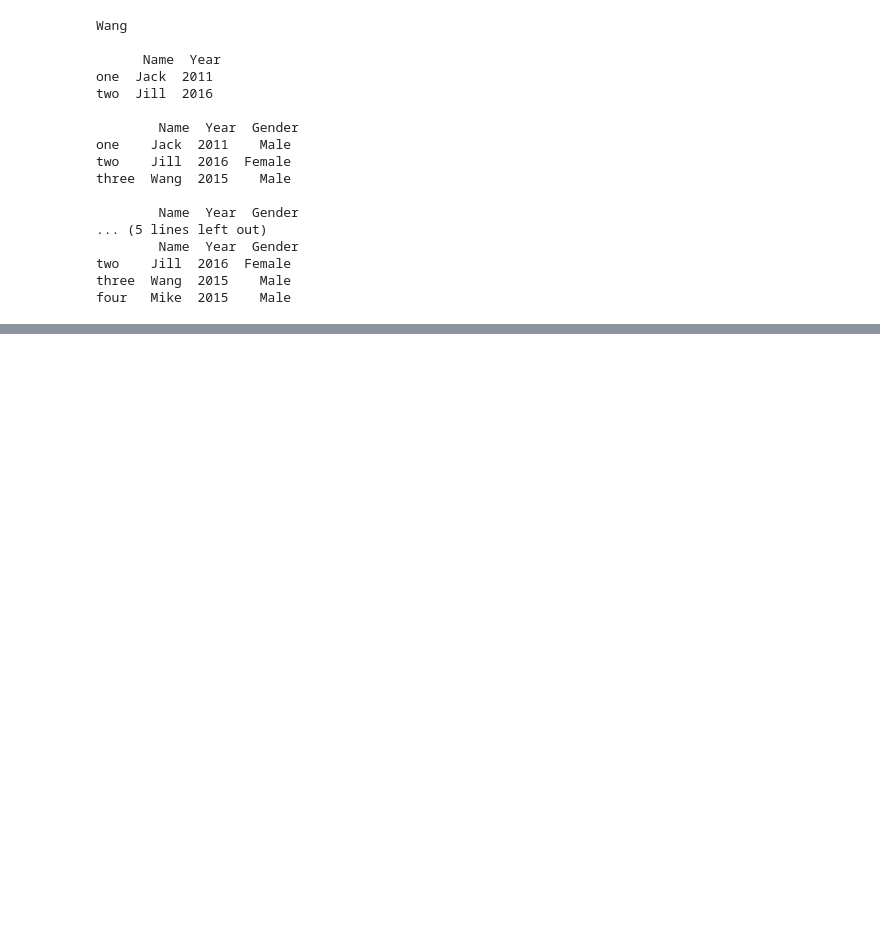
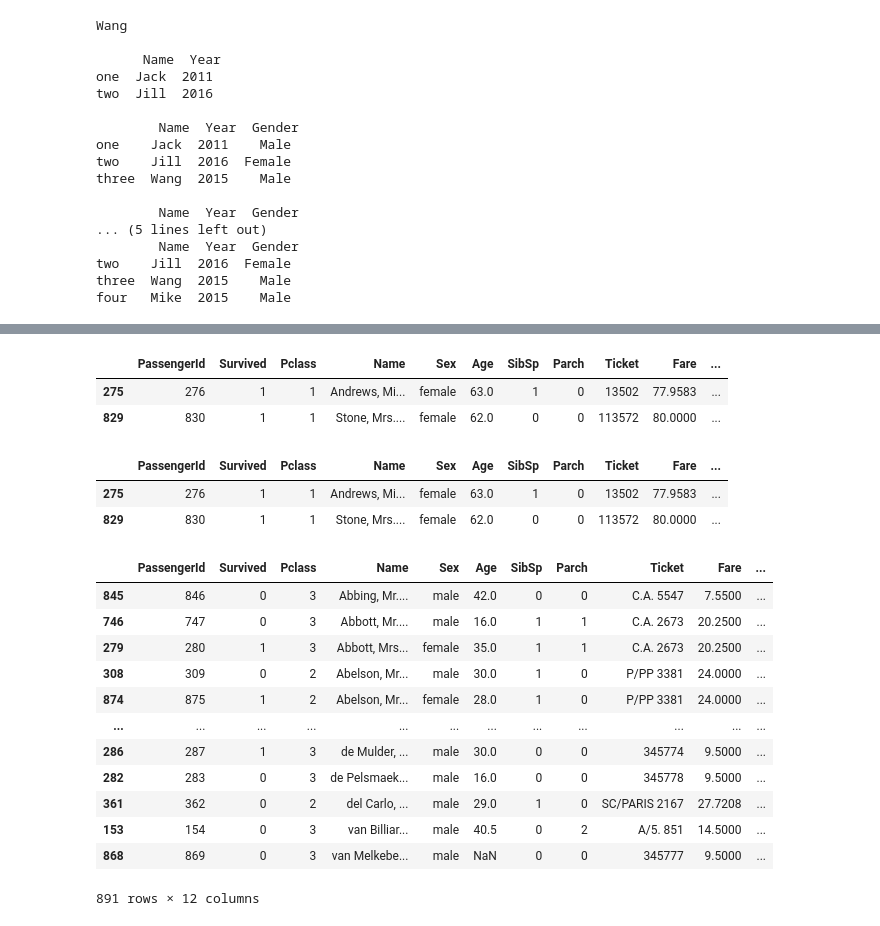
Before and after one commit to JohnkeyLee/GuideforPython-chapter1-Basic, a Jupyter notebook: Pandas.ipynb, the cells around one changed output, grey strips where cells are left out. Saved outputs shown, nothing was run; the diff lists cells and outputs as text; code cells hidden in the pictures; blank space fills up the shorter version.

```diff
--- a/Pandas.ipynb
+++ b/Pandas.ipynb
@@ -546,0 +601,37 @@ four   Mike  2015    Male
+# %%
+# And &
+# Or |
+# Not ~
+titanic_df[ (titanic_df['Age']>60) & (titanic_df['Pclass']==1) & (titanic_df['Sex']=='female')]
+# %% [output]
+|  | PassengerId | Survived | Pclass | Name | Sex | Age | SibSp | Parch | Ticket | Fare | ... |
+| 275 | 276 | 1 | 1 | Andrews, Mi... | female | 63.0 | 1 | 0 | 13502 | 77.9583 | ... |
+| 829 | 830 | 1 | 1 | Stone, Mrs.... | female | 62.0 | 0 | 0 | 113572 | 80.0000 | ... |
+# %%
+cond1 = titanic_df['Age'] > 60
+cond2 = titanic_df['Pclass'] == 1
+cond3 = titanic_df['Sex'] == 'female'
+titanic_df[ cond1&cond2&cond3 ]
+# %% [output]
+|  | PassengerId | Survived | Pclass | Name | Sex | Age | SibSp | Parch | Ticket | Fare | ... |
+| 275 | 276 | 1 | 1 | Andrews, Mi... | female | 63.0 | 1 | 0 | 13502 | 77.9583 | ... |
+| 829 | 830 | 1 | 1 | Stone, Mrs.... | female | 62.0 | 0 | 0 | 113572 | 80.0000 | ... |
+# %%
+# sort_values()
+# ascending = True and inplca = False are default
+titanic_sorted = titanic_df.sort_values(by=['Name'])
+titanic_sorted
+# %% [output]
+|  | PassengerId | Survived | Pclass | Name | Sex | Age | SibSp | Parch | Ticket | Fare | ... |
+| 845 | 846 | 0 | 3 | Abbing, Mr.... | male | 42.0 | 0 | 0 | C.A. 5547 | 7.5500 | ... |
+| 746 | 747 | 0 | 3 | Abbott, Mr.... | male | 16.0 | 1 | 1 | C.A. 2673 | 20.2500 | ... |
+| 279 | 280 | 1 | 3 | Abbott, Mrs... | female | 35.0 | 1 | 1 | C.A. 2673 | 20.2500 | ... |
+| 308 | 309 | 0 | 2 | Abelson, Mr... | male | 30.0 | 1 | 0 | P/PP 3381 | 24.0000 | ... |
+| 874 | 875 | 1 | 2 | Abelson, Mr... | female | 28.0 | 1 | 0 | P/PP 3381 | 24.0000 | ... |
+| ... | ... | ... | ... | ... | ... | ... | ... | ... | ... | ... | ... |
+| 286 | 287 | 1 | 3 | de Mulder, ... | male | 30.0 | 0 | 0 | 345774 | 9.5000 | ... |
+| 282 | 283 | 0 | 3 | de Pelsmaek... | male | 16.0 | 0 | 0 | 345778 | 9.5000 | ... |
+| 361 | 362 | 0 | 2 | del Carlo, ... | male | 29.0 | 1 | 0 | SC/PARIS 2167 | 27.7208 | ... |
+| 153 | 154 | 0 | 3 | van Billiar... | male | 40.5 | 0 | 2 | A/5. 851 | 14.5000 | ... |
+| 868 | 869 | 0 | 3 | van Melkebe... | male | NaN | 0 | 0 | 345777 | 9.5000 | ... |
+891 rows × 12 columns
```
Also changed, not shown: parts of 32 cells of this notebook.
